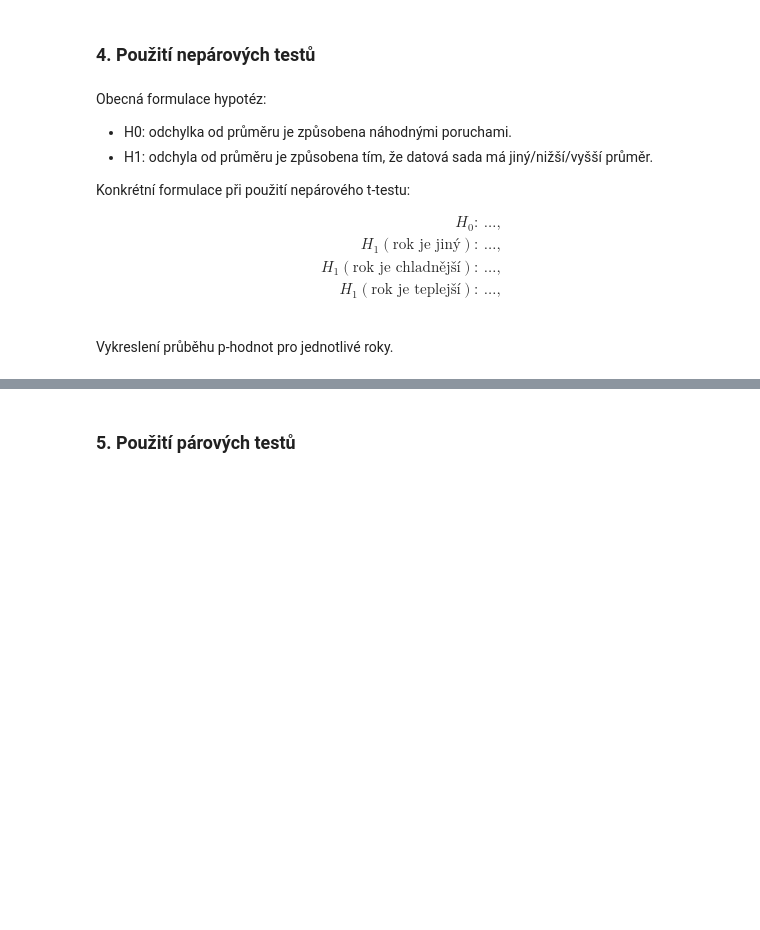
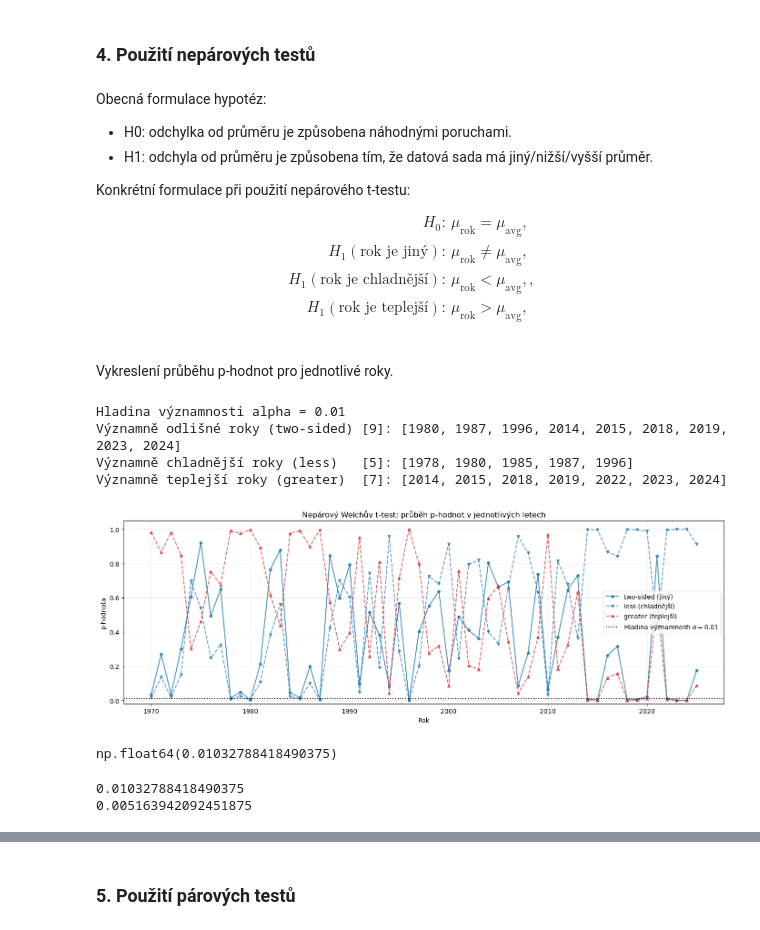
Before and after one commit to Psychol0gicl/dr_semestralni_prace, a Jupyter notebook: dr2026_2sem.ipynb, the cells around one changed output, grey strips where cells are left out. Saved outputs shown, nothing was run; the diff lists cells and outputs as text; code cells hidden in the pictures; blank space fills up the shorter version.

```diff
--- a/dr2026_2sem.ipynb
+++ b/dr2026_2sem.ipynb
@@ -88,6 +100,7 @@ K získání dat byla použita otavřená data s url adresou v následujícím k
 # %%
 import requests
 import pandas as pd
+import json
 
 # --------------------------------------------------
 # Open-Meteo API
@@ -115,10 +128,21 @@ params = {
 # Download data
 # --------------------------------------------------
 
-with requests.Session() as session:
-    response = session.get(url, params=params, timeout=(10, 120))
-    response.raise_for_status()
-    result = response.json()
+# Pro prevenci příliš častého volání api jsem po prvním spuštění data uložil do souboru data.json
+# with requests.Session() as session:
+#     response = session.get(url, params=params, timeout=(10, 120))
+#     response.raise_for_status()
+#     result = response.json()
+
+# json_str = json.dumps(result, indent=2)
+# with open("data.json", "w") as f:
+#     f.write(json_str)
+
+
+with open("data.json") as f:
+    result = json.load(f)
+
+
 
 # --------------------------------------------------
 # Extract data
@@ -313,10 +387,10 @@ Obecná formulace hypotéz:
 Konkrétní formulace při použití nepárového t-testu:
 
 \begin{align}
-H_0:& \dots,\\
-H_1 (\text{rok je jiný}):& \dots,\\
-H_1 (\text{rok je chladnější}):& \dots,\\
-H_1(\text{rok je teplejší}):& \dots,\\
+H_0:& \mu_\text{rok} = \mu_\text{avg},\\
+H_1 (\text{rok je jiný}):& \mu_\text{rok} \ne \mu_\text{avg},\\
+H_1 (\text{rok je chladnější}):& \mu_\text{rok} < \mu_\text{avg},,\\
+H_1(\text{rok je teplejší}):& \mu_\text{rok} > \mu_\text{avg},\\
 \end{align}
 # %%
 tests_results = {}
@@ -354,0 +436,51 @@ Vykreslení průběhu p-hodnot pro jednotlivé roky.
+# %%
+alpha = 0.01
+res_ind = tests_results["t-test"]["independent"]
+
+years_list = list(res_ind["two-sided"].keys())
+p_two = list(res_ind["two-sided"].values())
+p_less = list(res_ind["less"].values())
+p_greater = list(res_ind["greater"].values())
+
+# Výpis statisticky významných let na hladině alpha = 0.01
+sig_different = [y for y, p in res_ind["two-sided"].items() if p < alpha]
+sig_colder = [y for y, p in res_ind["less"].items() if p < alpha]
+sig_warmer = [y for y, p in res_ind["greater"].items() if p < alpha]
+
+print(f"Hladina významnosti alpha = {alpha}")
+print(f"Významně odlišné roky (two-sided) [{len(sig_different)}]: {sig_different}")
+print(f"Významně chladnější roky (less)   [{len(sig_colder)}]: {sig_colder}")
+print(f"Významně teplejší roky (greater)  [{len(sig_warmer)}]: {sig_warmer}")
+
+# Vykreslení průběhu p-hodnot
+fig, ax = plt.subplots(figsize=(14, 5))
+
+ax.plot(years_list, p_two, marker="o", markersize=4, linestyle="-", alpha=0.8, label="two-sided (jiný)")
+ax.plot(years_list, p_less, marker="v", markersize=4, linestyle="--", alpha=0.7, color="tab:blue", label="less (chladnější)")
+ax.plot(years_list, p_greater, marker="^", markersize=4, linestyle="--", alpha=0.7, color="tab:red", label="greater (teplejší)")
+
+ax.axhline(y=alpha, color="black", linestyle=":", linewidth=1.5, label=f"Hladina významnosti $\\alpha = {alpha}$")
+
+ax.set_title("Nepárový Welchův t-test: průběh p-hodnot v jednotlivých letech")
+ax.set_xlabel("Rok")
+ax.set_ylabel("p-hodnota")
+ax.set_ylim(-0.02, 1.05)
+ax.grid(True, alpha=0.3)
+ax.legend()
+
+fig.tight_layout()
+plt.show()
+# %% [output]
+Hladina významnosti alpha = 0.01
+Významně odlišné roky (two-sided) [9]: [1980, 1987, 1996, 2014, 2015, 2018, 2019, 2023, 2024]
+Významně chladnější roky (less)   [5]: [1978, 1980, 1985, 1987, 1996]
+Významně teplejší roky (greater)  [7]: [2014, 2015, 2018, 2019, 2022, 2023, 2024]
+[figure, added]
+np.float64(0.01032788418490375)
+# %%
+print(tests_results["t-test"]["independent"]["two-sided"][2022])
+
+print(tests_results["t-test"]["independent"]["greater"][2022])
+# %% [output]
+0.01032788418490375
+0.005163942092451875
```
Also changed, not shown: parts of 12 cells of this notebook, 1 other file.
